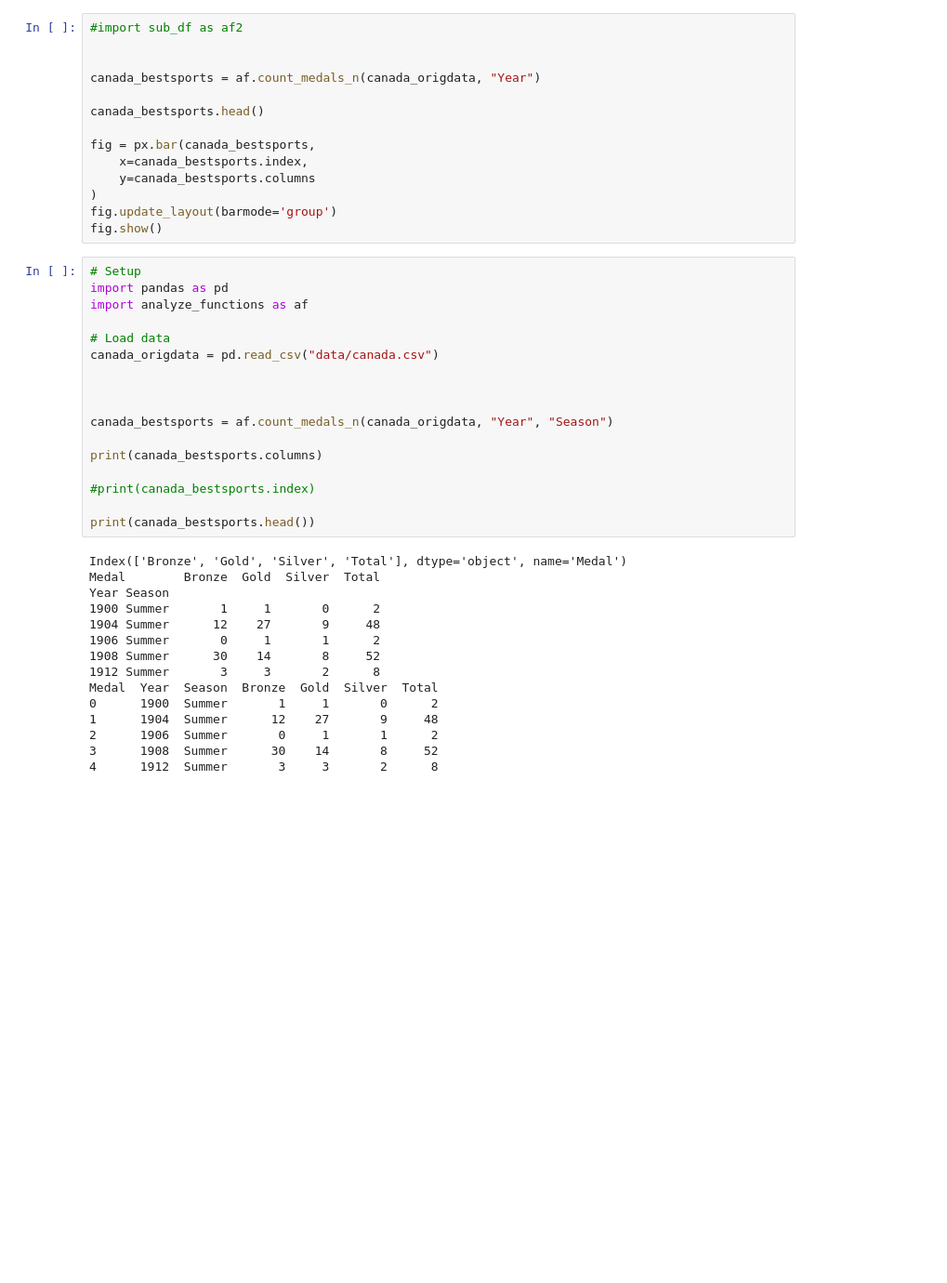
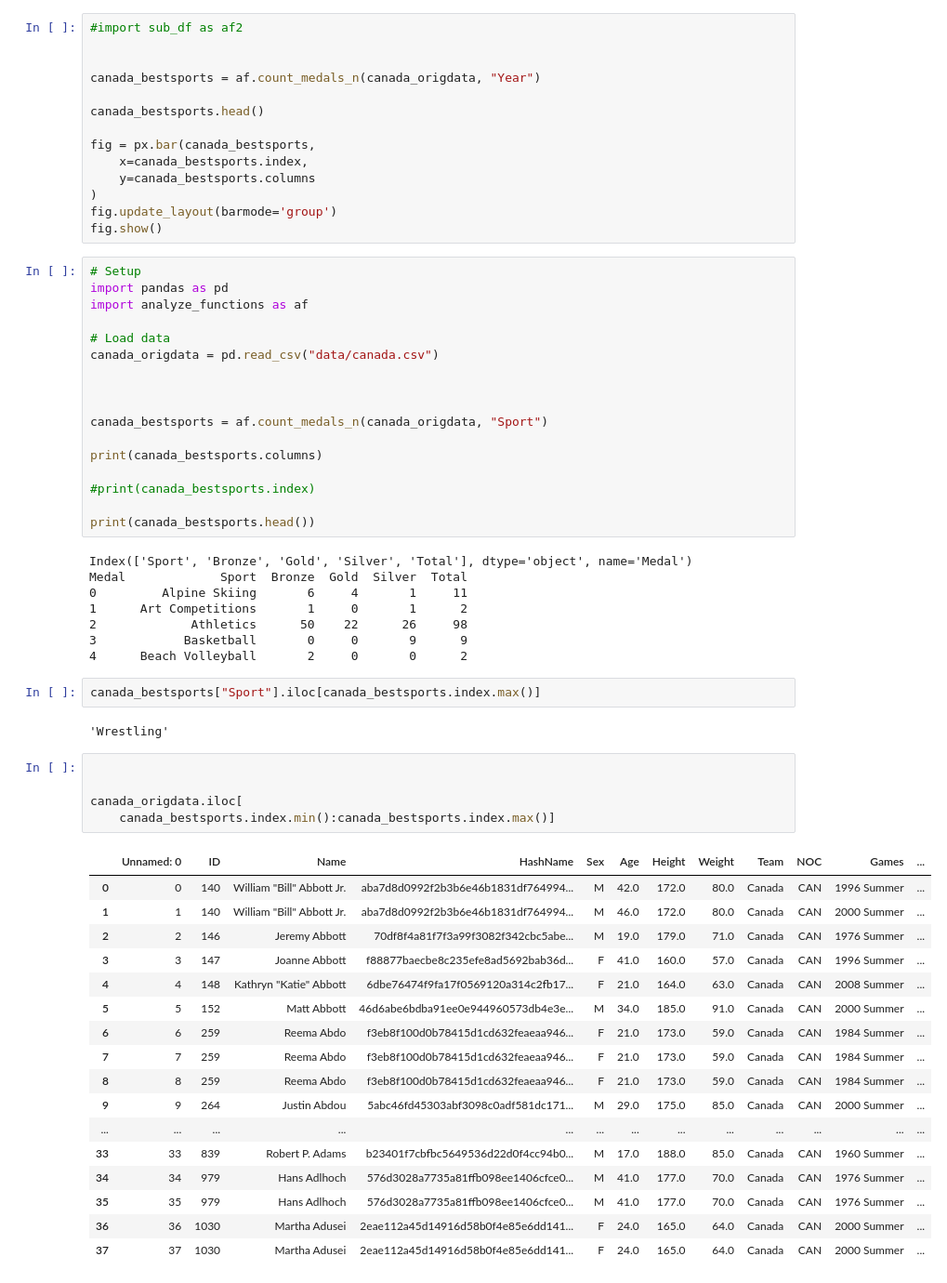
Before and after one commit to yuna-liu/Databehandling-OS-Yuna-Joachim, a Jupyter notebook: Q1_J_temp.ipynb, the cells around one changed output. Shown: that part at 93% size. Saved outputs shown, nothing was run; the diff lists cells and outputs as text; blank space fills up the shorter version.

```diff
--- a/Q1_J_temp.ipynb
+++ b/Q1_J_temp.ipynb
@@ -198,7 +198,7 @@ canada_origdata = pd.read_csv("data/canada.csv")
 
 
 
-canada_bestsports = af.count_medals_n(canada_origdata, "Year", "Season")
+canada_bestsports = af.count_medals_n(canada_origdata, "Sport")
 
 print(canada_bestsports.columns)
 
@@ -206,17 +206,37 @@ print(canada_bestsports.columns)
 
 print(canada_bestsports.head())
 # %% [output]
-Index(['Bronze', 'Gold', 'Silver', 'Total'], dtype='object', name='Medal')
-Medal        Bronze  Gold  Silver  Total
-Year Season
-1900 Summer       1     1       0      2
-1904 Summer      12    27       9     48
-1906 Summer       0     1       1      2
-1908 Summer      30    14       8     52
-1912 Summer       3     3       2      8
-Medal  Year  Season  Bronze  Gold  Silver  Total
-0      1900  Summer       1     1       0      2
-1      1904  Summer      12    27       9     48
-2      1906  Summer       0     1       1      2
-3      1908  Summer      30    14       8     52
-4      1912  Summer       3     3       2      8
+Index(['Sport', 'Bronze', 'Gold', 'Silver', 'Total'], dtype='object', name='Medal')
+Medal             Sport  Bronze  Gold  Silver  Total
+0         Alpine Skiing       6     4       1     11
+1      Art Competitions       1     0       1      2
+2             Athletics      50    22      26     98
+3            Basketball       0     0       9      9
+4      Beach Volleyball       2     0       0      2
+# %%
+canada_bestsports["Sport"].iloc[canada_bestsports.index.max()]
+# %% [output]
+'Wrestling'
+# %%
+
+
+canada_origdata.iloc[
+    canada_bestsports.index.min():canada_bestsports.index.max()]
+# %% [output]
+|  | Unnamed: 0 | ID | Name | HashName | Sex | Age | Height | Weight | Team | NOC | Games | ... |
+| 0 | 0 | 140 | William "Bill" Abbott Jr. | aba7d8d0992f2b3b6e46b1831df764994... | M | 42.0 | 172.0 | 80.0 | Canada | CAN | 1996 Summer | ... |
+| 1 | 1 | 140 | William "Bill" Abbott Jr. | aba7d8d0992f2b3b6e46b1831df764994... | M | 46.0 | 172.0 | 80.0 | Canada | CAN | 2000 Summer | ... |
+| 2 | 2 | 146 | Jeremy Abbott | 70df8f4a81f7f3a99f3082f342cbc5abe... | M | 19.0 | 179.0 | 71.0 | Canada | CAN | 1976 Summer | ... |
+| 3 | 3 | 147 | Joanne Abbott | f88877baecbe8c235efe8ad5692bab36d... | F | 41.0 | 160.0 | 57.0 | Canada | CAN | 1996 Summer | ... |
+| 4 | 4 | 148 | Kathryn "Katie" Abbott | 6dbe76474f9fa17f0569120a314c2fb17... | F | 21.0 | 164.0 | 63.0 | Canada | CAN | 2008 Summer | ... |
+| 5 | 5 | 152 | Matt Abbott | 46d6abe6bdba91ee0e944960573db4e3e... | M | 34.0 | 185.0 | 91.0 | Canada | CAN | 2000 Summer | ... |
+| 6 | 6 | 259 | Reema Abdo | f3eb8f100d0b78415d1cd632feaeaa946... | F | 21.0 | 173.0 | 59.0 | Canada | CAN | 1984 Summer | ... |
+| 7 | 7 | 259 | Reema Abdo | f3eb8f100d0b78415d1cd632feaeaa946... | F | 21.0 | 173.0 | 59.0 | Canada | CAN | 1984 Summer | ... |
+| 8 | 8 | 259 | Reema Abdo | f3eb8f100d0b78415d1cd632feaeaa946... | F | 21.0 | 173.0 | 59.0 | Canada | CAN | 1984 Summer | ... |
+| 9 | 9 | 264 | Justin Abdou | 5abc46fd45303abf3098c0adf581dc171... | M | 29.0 | 175.0 | 85.0 | Canada | CAN | 2000 Summer | ... |
+| ... | ... | ... | ... | ... | ... | ... | ... | ... | ... | ... | ... | ... |
+| 33 | 33 | 839 | Robert P. Adams | b23401f7cbfbc5649536d22d0f4cc94b0... | M | 17.0 | 188.0 | 85.0 | Canada | CAN | 1960 Summer | ... |
+| 34 | 34 | 979 | Hans Adlhoch | 576d3028a7735a81ffb098ee1406cfce0... | M | 41.0 | 177.0 | 70.0 | Canada | CAN | 1976 Summer | ... |
+| 35 | 35 | 979 | Hans Adlhoch | 576d3028a7735a81ffb098ee1406cfce0... | M | 41.0 | 177.0 | 70.0 | Canada | CAN | 1976 Summer | ... |
+| 36 | 36 | 1030 | Martha Adusei | 2eae112a45d14916d58b0f4e85e6dd141... | F | 24.0 | 165.0 | 64.0 | Canada | CAN | 2000 Summer | ... |
+| 37 | 37 | 1030 | Martha Adusei | 2eae112a45d14916d58b0f4e85e6dd141... | F | 24.0 | 165.0 | 64.0 | Canada | CAN | 2000 Summer | ... |
```
Also changed, not shown: 1 other file.
